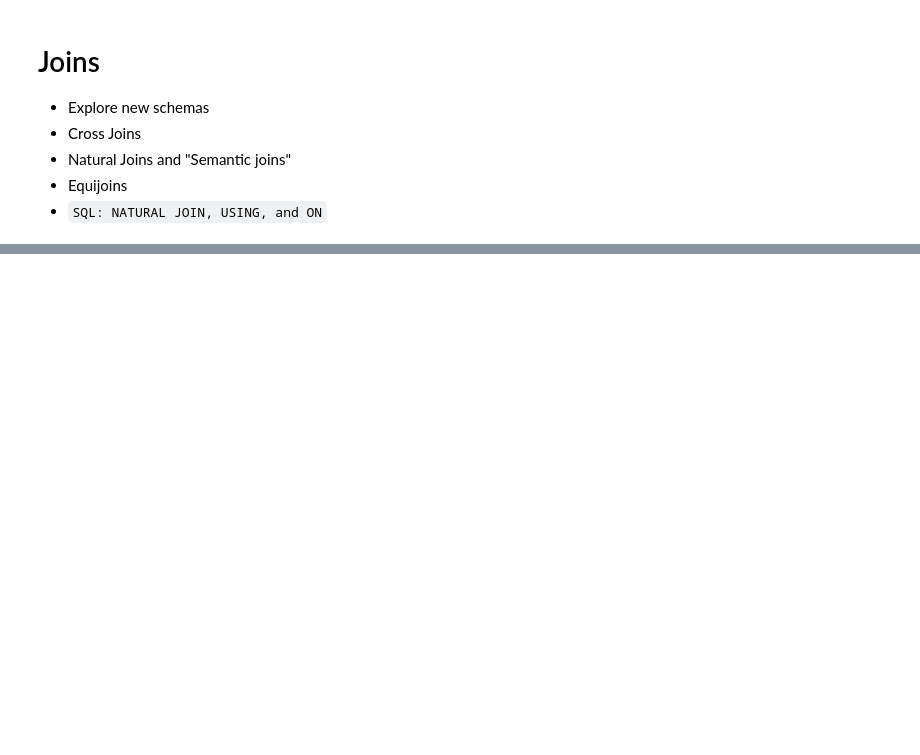
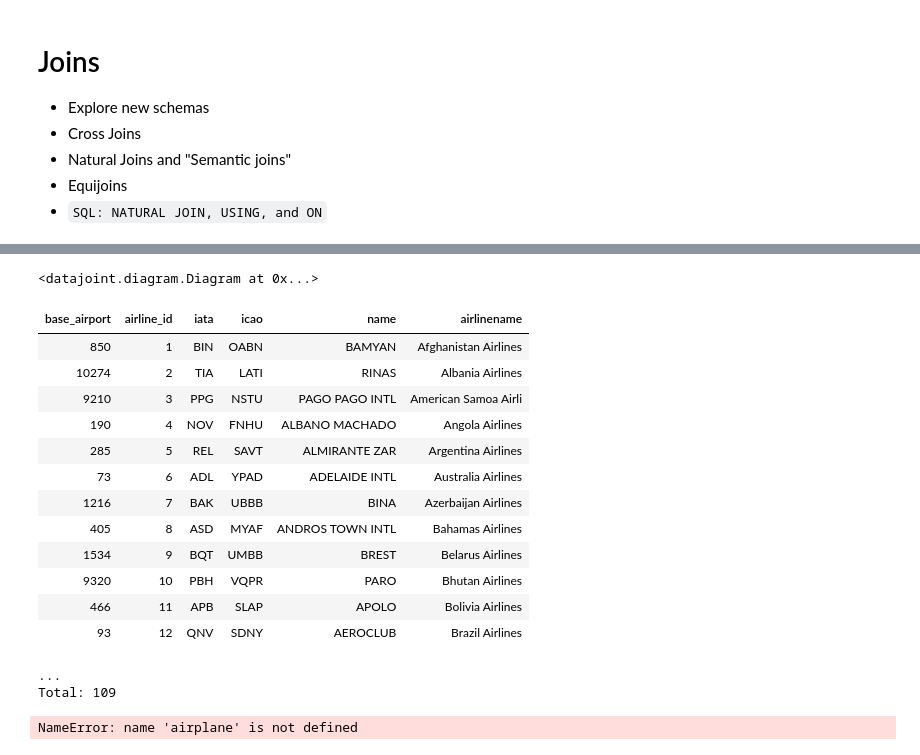
Before and after one commit to dimitri-yatsenko/Database-Systems-for-Data-Science, a Jupyter notebook: notebooks/Joins.ipynb, the cells around one changed output, grey strips where cells are left out. Saved outputs shown, nothing was run; the diff lists cells and outputs as text; code cells hidden in the pictures; blank space fills up the shorter version.

```diff
--- a/notebooks/Joins.ipynb
+++ b/notebooks/Joins.ipynb
@@ -188,0 +200,26 @@ SELECT * FROM product WHERE product_name LIKE "%Bike%"
+# %%
+dj.Diagram(airport)
+# %% [output]
+<datajoint.diagram.Diagram at 0x...>
+# %%
+airport.Airport.proj(..., base_airport='airport_id') * airport.Airline.proj(..., '-iata')
+# %% [output]
+| base_airport | airline_id | iata | icao | name | airlinename |
+| 850 | 1 | BIN | OABN | BAMYAN | Afghanistan Airlines |
+| 10274 | 2 | TIA | LATI | RINAS | Albania Airlines |
+| 9210 | 3 | PPG | NSTU | PAGO PAGO INTL | American Samoa Airli |
+| 190 | 4 | NOV | FNHU | ALBANO MACHADO | Angola Airlines |
+| 285 | 5 | REL | SAVT | ALMIRANTE ZAR | Argentina Airlines |
+| 73 | 6 | ADL | YPAD | ADELAIDE INTL | Australia Airlines |
+| 1216 | 7 | BAK | UBBB | BINA | Azerbaijan Airlines |
+| 405 | 8 | ASD | MYAF | ANDROS TOWN INTL | Bahamas Airlines |
+| 1534 | 9 | BQT | UMBB | BREST | Belarus Airlines |
+| 9320 | 10 | PBH | VQPR | PARO | Bhutan Airlines |
+| 466 | 11 | APB | SLAP | APOLO | Bolivia Airlines |
+| 93 | 12 | QNV | SDNY | AEROCLUB | Brazil Airlines |
+...
+Total: 109
+# %%
+airplane.Type
+# %% [output]
+NameError: name 'airplane' is not defined
```
Also changed, not shown: parts of 96 cells of this notebook, 2 other files.
